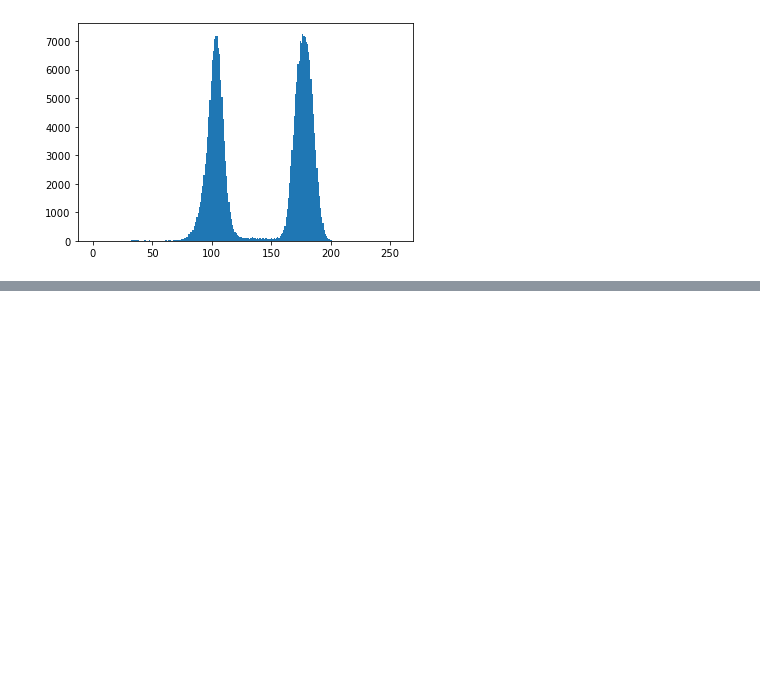
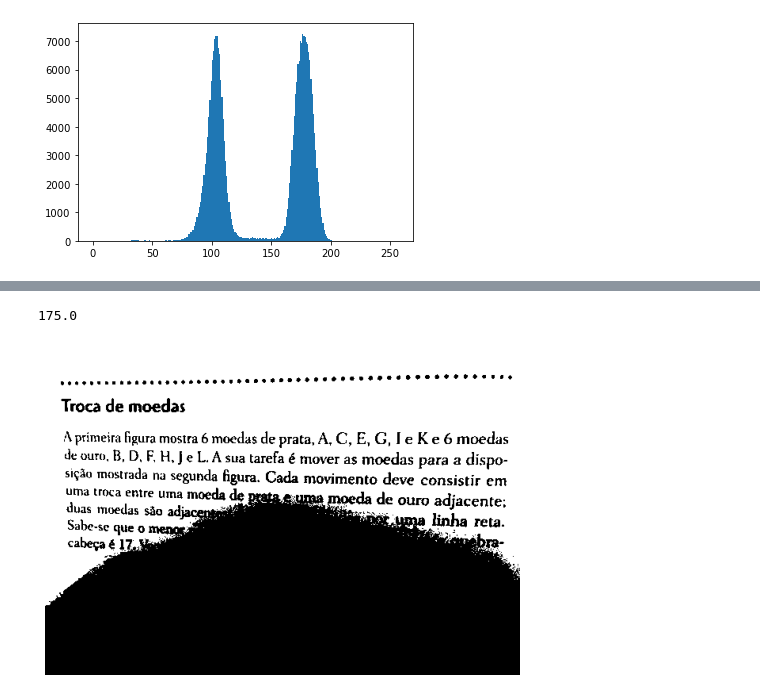
Before and after one commit to Thgm01/IA_Expert, a Jupyter notebook: Segmentação/Introdução/limiarizacao.ipynb, the cells around one changed output, grey strips where cells are left out. Drawn from its saved outputs; the diff is of its cells as text; code cells hidden in the pictures; blank space fills up the shorter version.

```diff
--- a/Segmentação/Introdução/limiarizacao.ipynb
+++ b/Segmentação/Introdução/limiarizacao.ipynb
@@ -174,0 +182,9 @@ plt.hist(desfoque.ravel(), 256, [0,256]);
+# %%
+gray = cv.cvtColor(img, cv.COLOR_BGR2GRAY)
+
+valor, otsu = cv.threshold(gray, 0, 255, cv.THRESH_BINARY | cv.THRESH_OTSU)
+print(valor)
+mostrar(otsu)
+# %% [output]
+175.0
+[figure, added]
```
Also changed, not shown: parts of 10 cells of this notebook.
